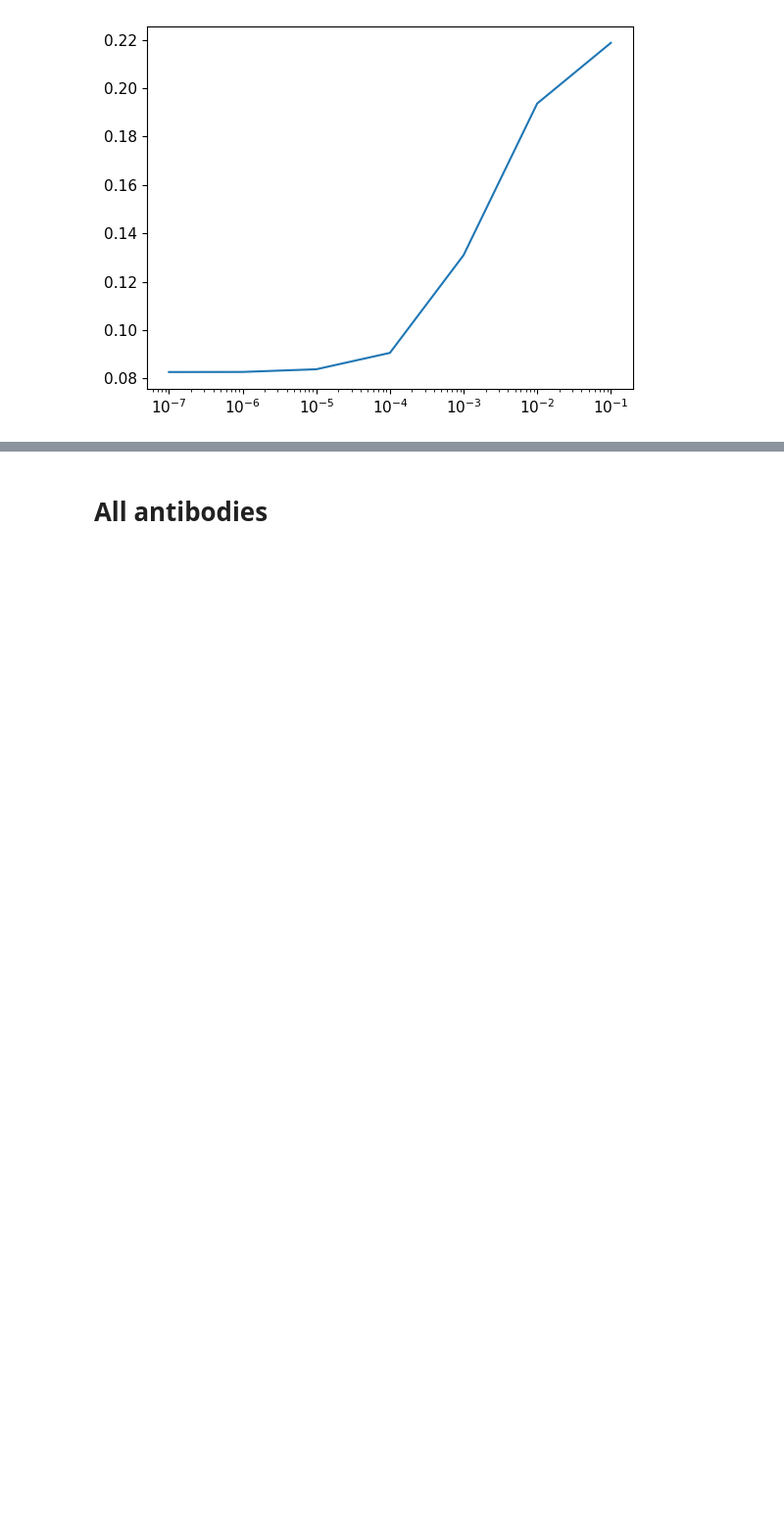
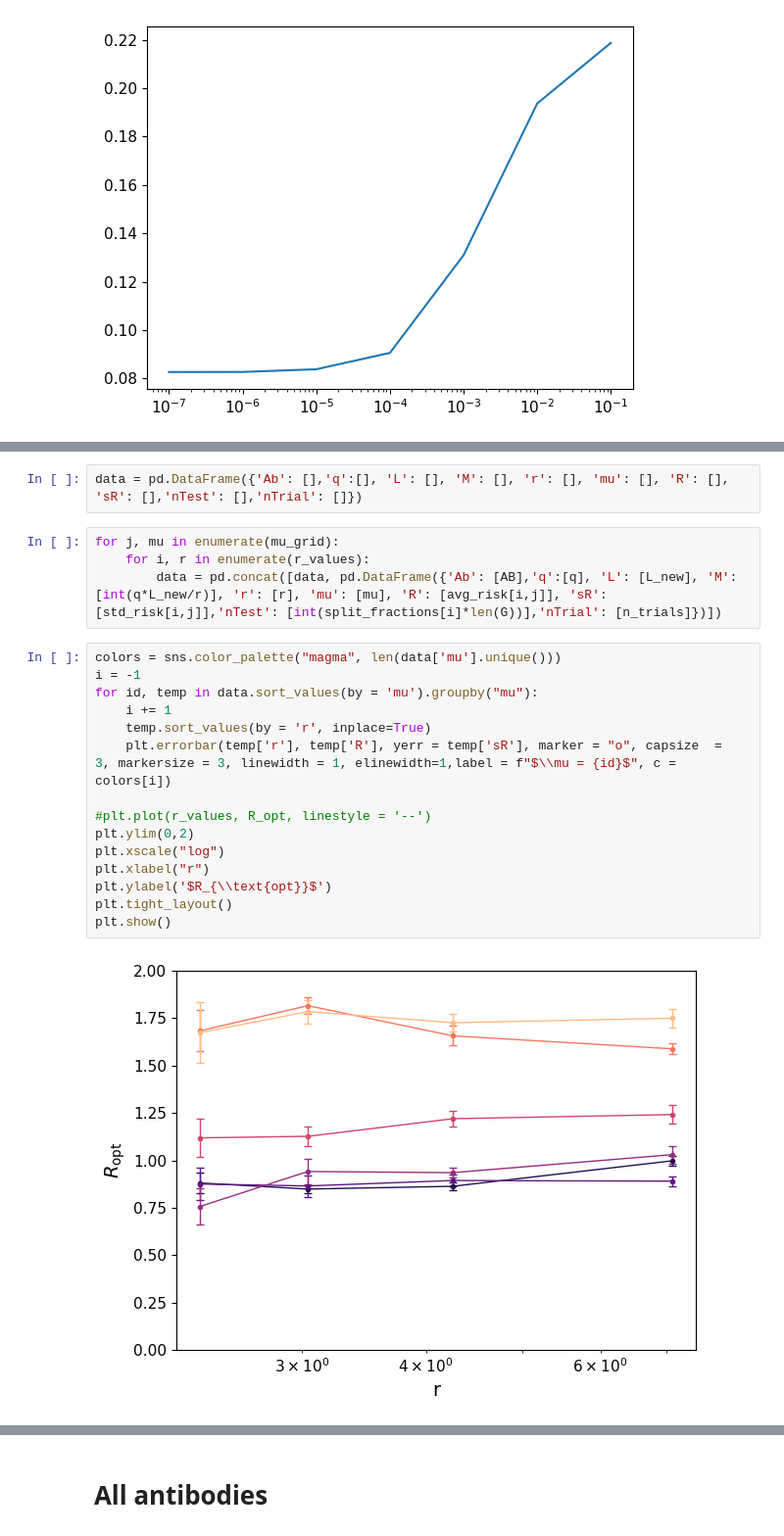
Before and after one commit to AleCorso/DMSAnalysis, a Jupyter notebook: numerical_optimal_mu.ipynb, the cells around one changed output, grey strips where cells are left out. Shown at 98% size. Saved outputs shown, nothing was run; the diff lists cells and outputs as text; blank space fills up the shorter version.

```diff
--- a/numerical_optimal_mu.ipynb
+++ b/numerical_optimal_mu.ipynb
@@ -450,0 +631,23 @@ plt.xscale("log")
+# %%
+data = pd.DataFrame({'Ab': [],'q':[], 'L': [], 'M': [], 'r': [], 'mu': [], 'R': [], 'sR': [],'nTest': [],'nTrial': []})
+# %%
+for j, mu in enumerate(mu_grid):
+    for i, r in enumerate(r_values):
+        data = pd.concat([data, pd.DataFrame({'Ab': [AB],'q':[q], 'L': [L_new], 'M': [int(q*L_new/r)], 'r': [r], 'mu': [mu], 'R': [avg_risk[i,j]], 'sR': [std_risk[i,j]],'nTest': [int(split_fractions[i]*len(G))],'nTrial': [n_trials]})])
+# %%
+colors = sns.color_palette("magma", len(data['mu'].unique()))
+i = -1
+for id, temp in data.sort_values(by = 'mu').groupby("mu"):
+    i += 1
+    temp.sort_values(by = 'r', inplace=True)
+    plt.errorbar(temp['r'], temp['R'], yerr = temp['sR'], marker = "o", capsize  =  3, markersize = 3, linewidth = 1, elinewidth=1,label = f"$\\mu = {id}$", c = colors[i])
+
+#plt.plot(r_values, R_opt, linestyle = '--')
+plt.ylim(0,2)
+plt.xscale("log")
+plt.xlabel("r")
+plt.ylabel('$R_{\\text{opt}}$')
+plt.tight_layout()
+plt.show()
+# %% [output]
+[figure, added]
```
Also changed, not shown: parts of 21 cells of this notebook, 1 other file.
